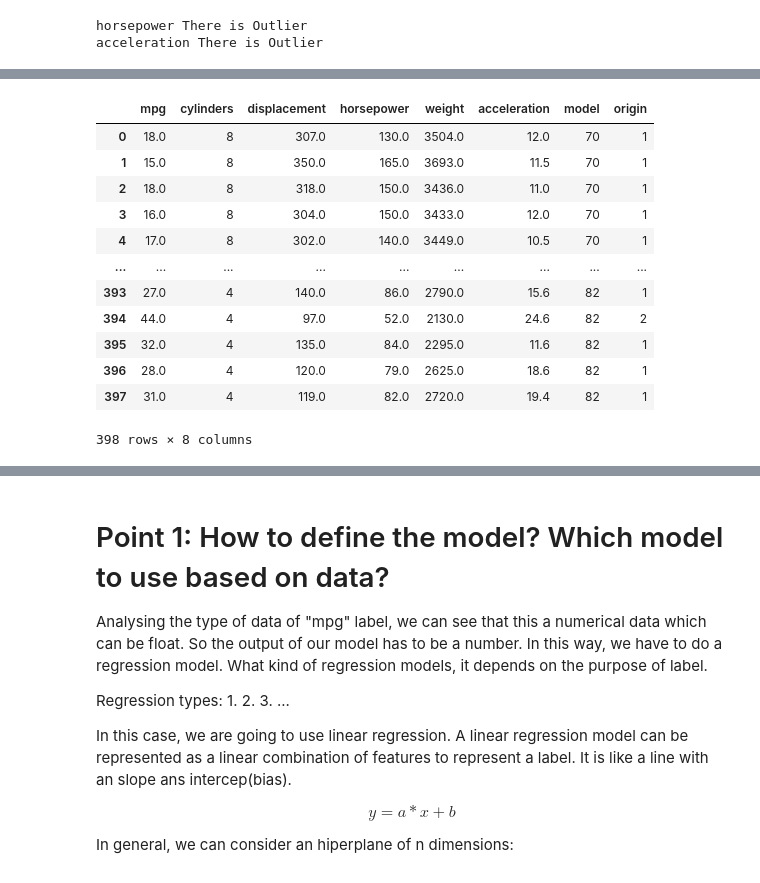
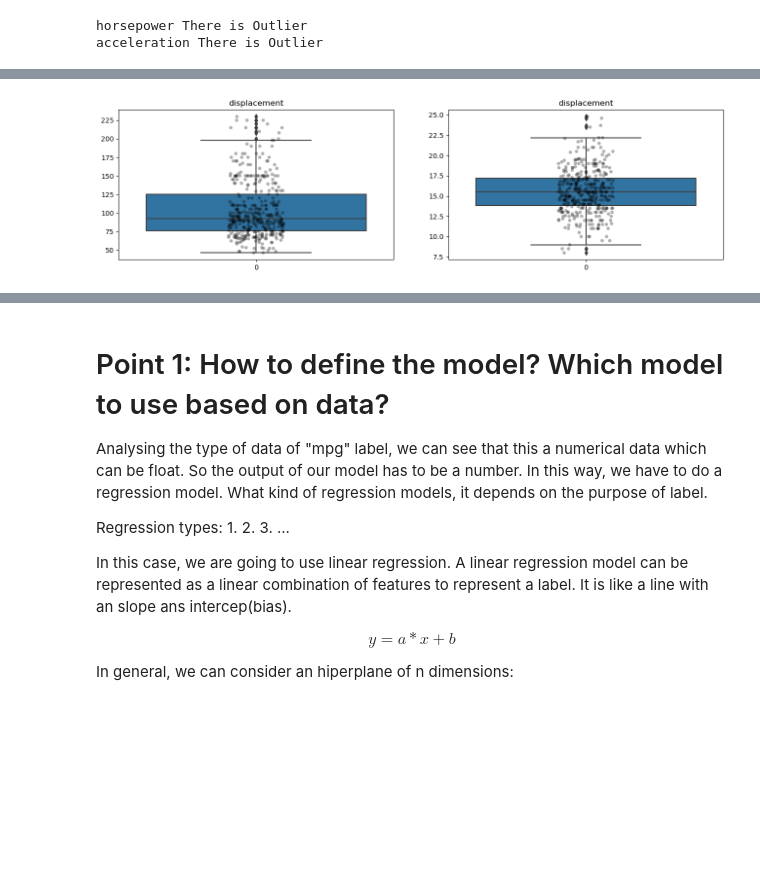
Before and after one commit to yonkeenn/LinearRegression, a Jupyter notebook: LinearRegression.ipynb, the cells around one changed output, grey strips where cells are left out. Drawn from its saved outputs; the diff is of its cells as text; code cells hidden in the pictures; blank space fills up the shorter version.

```diff
--- a/LinearRegression.ipynb
+++ b/LinearRegression.ipynb
@@ -310,16 +314,11 @@ plt.xticks(rotation=90)
 # %%
-df.select_dtypes("number")
+# Checking more details about outliers:
+plt.figure(figsize=(16, 4))
+for count, feature in enumerate(outliers):
+    plt.subplot(1, len(outliers), count+1)
+    sns.boxplot(data = df[feature])
+    sns.stripplot(color = 'black', alpha = 0.3, data = df[feature])
+    plt.title(i)
+plt.show()
 # %% [output]
-|  | mpg | cylinders | displacement | horsepower | weight | acceleration | model | origin |
-| 0 | 18.0 | 8 | 307.0 | 130.0 | 3504.0 | 12.0 | 70 | 1 |
-| 1 | 15.0 | 8 | 350.0 | 165.0 | 3693.0 | 11.5 | 70 | 1 |
-| 2 | 18.0 | 8 | 318.0 | 150.0 | 3436.0 | 11.0 | 70 | 1 |
-| 3 | 16.0 | 8 | 304.0 | 150.0 | 3433.0 | 12.0 | 70 | 1 |
-| 4 | 17.0 | 8 | 302.0 | 140.0 | 3449.0 | 10.5 | 70 | 1 |
-| ... | ... | ... | ... | ... | ... | ... | ... | ... |
-| 393 | 27.0 | 4 | 140.0 | 86.0 | 2790.0 | 15.6 | 82 | 1 |
-| 394 | 44.0 | 4 | 97.0 | 52.0 | 2130.0 | 24.6 | 82 | 2 |
-| 395 | 32.0 | 4 | 135.0 | 84.0 | 2295.0 | 11.6 | 82 | 1 |
-| 396 | 28.0 | 4 | 120.0 | 79.0 | 2625.0 | 18.6 | 82 | 1 |
-| 397 | 31.0 | 4 | 119.0 | 82.0 | 2720.0 | 19.4 | 82 | 1 |
-398 rows × 8 columns
+[figure, added]
```
Also changed, not shown: parts of 11 cells of this notebook, 2 other files.
